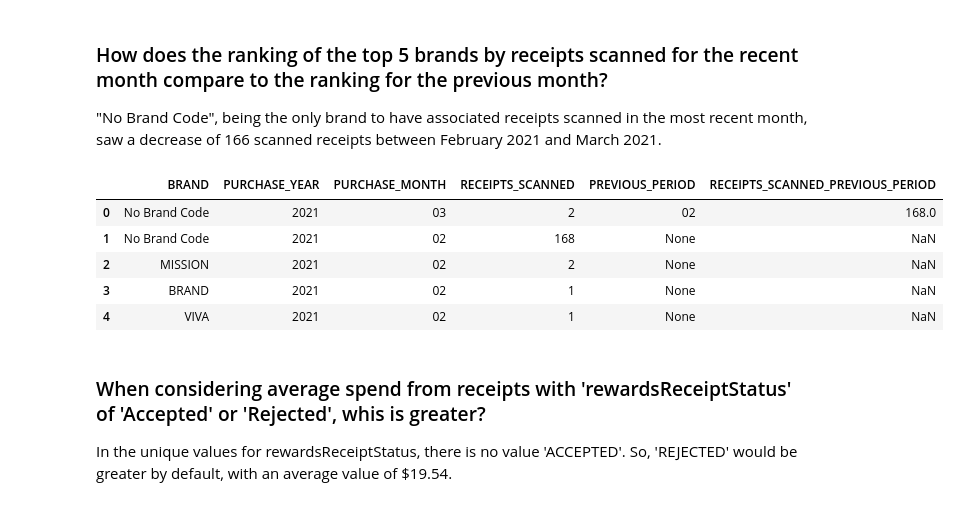
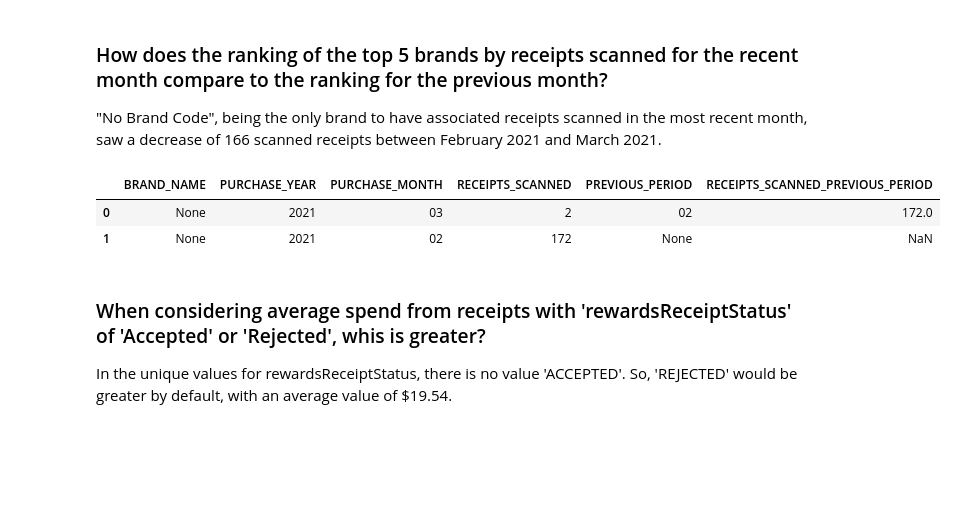
Before and after one commit to delgreen/data_science_portfolio, a Jupyter notebook: coding_exercise_notebook.ipynb, the cells around one changed output. Saved outputs shown, nothing was run; the diff lists cells and outputs as text; code cells hidden in the pictures; blank space fills up the shorter version.

```diff
--- a/coding_exercise_notebook.ipynb
+++ b/coding_exercise_notebook.ipynb
@@ -89,12 +87,8 @@ def receipts_table(df):
                 ]}
             })
             .assign(
-                # Extract first 10 characters for Unix timestamp
-                purchaseDate = lambda df_ : df_['purchaseDate'].str.extract('(^\d{10})')
-            )
-            .assign(
                 # Convert Unix timestamp to datetime
-                purchaseDate = lambda df_ : pd.to_datetime(df_['purchaseDate'], unit='s')
+                purchaseDate = lambda df_ : pd.to_datetime(df_['purchaseDate'], unit='ms')
             )
     )
 
@@ -388,41 +359,39 @@ q_2 = """
 WITH
     RECEIPT_TABLE AS (
         SELECT DISTINCT
-            CASE
-                WHEN A."rewardsReceiptItemList.brandCode" IS NULL
-                    THEN "No Brand Code"
-                ELSE A."rewardsReceiptItemList.brandCode"
-            END             AS BRAND,
 
-            STRFTIME('%m', DATE(A.purchaseDate)) AS PURCHASE_MONTH,
+            B.name                                  AS BRAND_NAME,
 
-            STRFTIME('%Y', DATE(A.purchaseDate)) AS PURCHASE_YEAR,
+            STRFTIME('%m', DATE(A.purchaseDate))    AS PURCHASE_MONTH,
 
-            MAX(A.purchaseDate) OVER ()
-                            AS MOST_RECENT_DATE,
+            STRFTIME('%Y', DATE(A.purchaseDate))    AS PURCHASE_YEAR,
+
+            MAX(A.purchaseDate) OVER ()             AS MOST_RECENT_DATE,
 
             COUNT(A._id) OVER (
                 PARTITION BY
-                    A."rewardsReceiptItemList.brandCode",
+                    B.name,
                     STRFTIME('%Y', DATE(A.purchaseDate)),
                     STRFTIME('%m', DATE(A.purchaseDate))
                 ORDER BY
-                    A."rewardsReceiptItemList.brandCode",
+                    B.name,
                     CAST(STRFTIME('%Y', DATE(A.purchaseDate)) AS INTEGER),
                     CAST(STRFTIME('%m', DATE(A.purchaseDate)) AS INTEGER)
 
             )               AS RECEIPTS_SCANNED
 
         FROM RECEIPTSTBL AS A
+            LEFT JOIN BRANDTBL AS B
+                ON B.barcode = A."rewardsReceiptItemList.barcode"
 
         ORDER BY
-            A."rewardsReceiptItemList.brandCode",
+            B.name,
             STRFTIME('%Y', DATE(A.purchaseDate)),
             STRFTIME('%m', DATE(A.purchaseDate))
     )
 
 SELECT
-    A.BRAND,
+    A.BRAND_NAME,
 
     A.PURCHASE_YEAR,
 
@@ -432,41 +401,38 @@ SELECT
 
     LAG(A.PURCHASE_MONTH) OVER (
         PARTITION BY
-            A.BRAND
+            A.BRAND_NAME
         ORDER BY
             A.PURCHASE_YEAR,
             A.PURCHASE_MONTH
     )                   AS PREVIOUS_PERIOD,
 
     LAG(A.RECEIPTS_SCANNED) OVER (
         PARTITION BY
-            A.BRAND
+            A.BRAND_NAME
         ORDER BY
             A.PURCHASE_YEAR,
             A.PURCHASE_MONTH
     )                   AS RECEIPTS_SCANNED_PREVIOUS_PERIOD
 
 FROM RECEIPT_TABLE AS A
 
 WHERE
         A.PURCHASE_MONTH >= STRFTIME('%m', DATE(A.MOST_RECENT_DATE, '-1 MONTH'))
     AND A.PURCHASE_YEAR = STRFTIME('%Y', DATE(A.MOST_RECENT_DATE))
 
 ORDER BY
     A.PURCHASE_YEAR,
     A.PURCHASE_MONTH DESC,
     A.RECEIPTS_SCANNED DESC
 
 """
 
 sqldf(q_2, globals())
 # %% [output]
-|  | BRAND | PURCHASE_YEAR | PURCHASE_MONTH | RECEIPTS_SCANNED | PREVIOUS_PERIOD | RECEIPTS_SCANNED_PREVIOUS_PERIOD |
-| 0 | No Brand Code | 2021 | 03 | 2 | 02 | 168.0 |
-| 1 | No Brand Code | 2021 | 02 | 168 | None | NaN |
-| 2 | MISSION | 2021 | 02 | 2 | None | NaN |
-| 3 | BRAND | 2021 | 02 | 1 | None | NaN |
-| 4 | VIVA | 2021 | 02 | 1 | None | NaN |
+|  | BRAND_NAME | PURCHASE_YEAR | PURCHASE_MONTH | RECEIPTS_SCANNED | PREVIOUS_PERIOD | RECEIPTS_SCANNED_PREVIOUS_PERIOD |
+| 0 | None | 2021 | 03 | 2 | 02 | 172.0 |
+| 1 | None | 2021 | 02 | 172 | None | NaN |
 # %% [markdown]
 ### When considering average spend from receipts with 'rewardsReceiptStatus' of 'Accepted' or 'Rejected', whis is greater?
 
```
Also changed, not shown: parts of 8 cells of this notebook, 2 other files.
